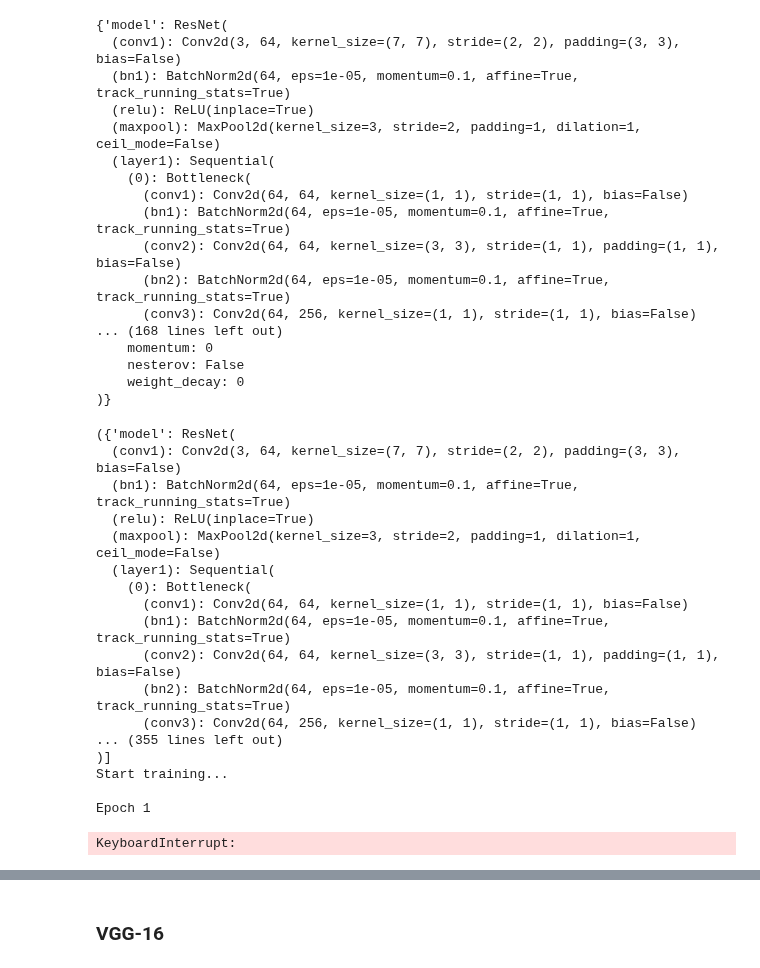
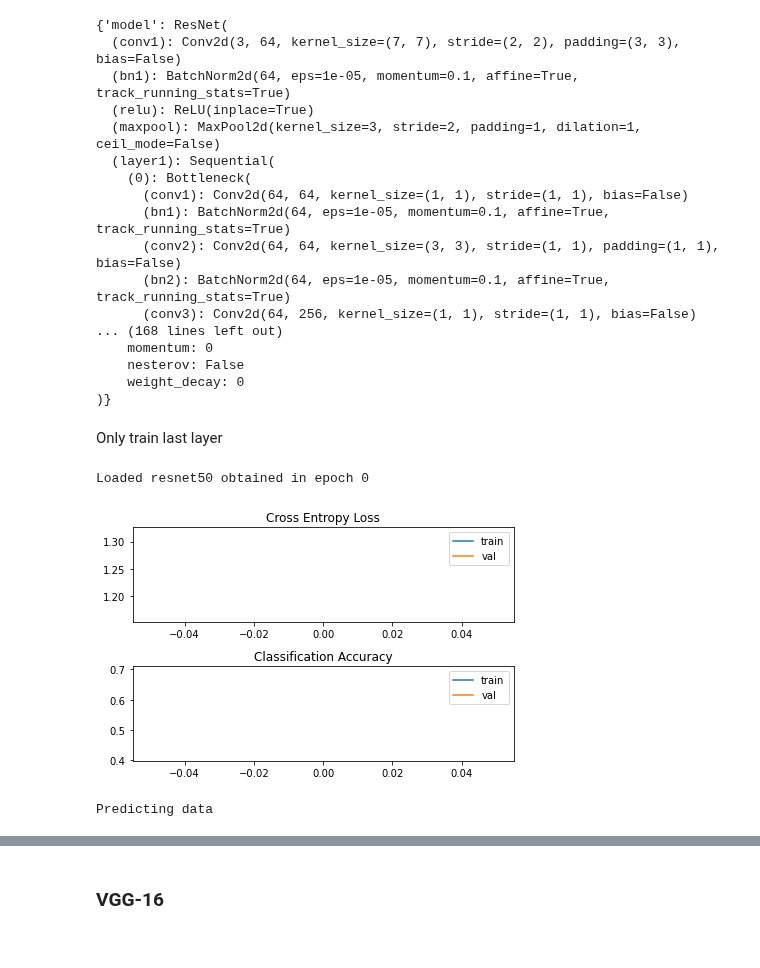
Before and after one commit to joaolucasmartins/VC2022, a Jupyter notebook: Part2/classification.ipynb, the cells around one changed output, grey strips where cells are left out. Saved outputs shown, nothing was run; the diff lists cells and outputs as text; code cells hidden in the pictures.

```diff
--- a/Part2/notebook.ipynb
+++ b/Part2/classification.ipynb
@@ -97,7 +97,7 @@ class TrafficSignDataset(Dataset):
 # %% [markdown]
 ## Load data
 # %%
-batch_size = 10
+batch_size = 126
 num_workers = 2 # How many processes are used to load the data
 
 train_transform = A.Compose(
@@ -146,7 +146,8 @@ resnet_model.to(device)
 resnet = {
     "model": resnet_model,
     "name": 'resnet50',
-    "num_epochs": 50,
+    #"num_epochs": 50,
+    "num_epochs": 1,
     "loss": nn.CrossEntropyLoss(),  # already includes the Softmax activation
     "optimizer": torch.optim.SGD(resnet_model.parameters(), lr=1e-3)
 }
@@ -170,27 +171,20 @@ print(resnet)
     nesterov: False
     weight_decay: 0
 )}
+# %% [markdown]
+Only train last layer
 # %%
 resnet_trainer = ModelTrainer(resnet, device)
-resnet_train_history, resnet_val_history = resnet_trainer.train(train_dataloader, val_dataloader)
+# Unfreeze all layers expect last
+resnet_trainer.freeze_layers()
+resnet_trainer.unfreeze_fc()
+resnet_train_history, resnet_val_history = resnet_trainer.train(train_dataloader, val_dataloader, force_load_model=True)
 
 plotTrainingHistory(resnet_train_history, resnet_val_history)
 # %% [output]
-({'model': ResNet(
-  (conv1): Conv2d(3, 64, kernel_size=(7, 7), stride=(2, 2), padding=(3, 3), bias=False)
-  (bn1): BatchNorm2d(64, eps=1e-05, momentum=0.1, affine=True, track_running_stats=True)
-  (relu): ReLU(inplace=True)
-  (maxpool): MaxPool2d(kernel_size=3, stride=2, padding=1, dilation=1, ceil_mode=False)
-  (layer1): Sequential(
-    (0): Bottleneck(
-      (conv1): Conv2d(64, 64, kernel_size=(1, 1), stride=(1, 1), bias=False)
-      (bn1): BatchNorm2d(64, eps=1e-05, momentum=0.1, affine=True, track_running_stats=True)
-      (conv2): Conv2d(64, 64, kernel_size=(3, 3), stride=(1, 1), padding=(1, 1), bias=False)
-      (bn2): BatchNorm2d(64, eps=1e-05, momentum=0.1, affine=True, track_running_stats=True)
-      (conv3): Conv2d(64, 256, kernel_size=(1, 1), stride=(1, 1), bias=False)
-... (355 lines left out)
-)]
-Start training...
-
-Epoch 1
+Loaded resnet50 obtained in epoch 0
-KeyboardInterrupt:
+[figure, added]
+# %%
+preds, actual_y = resnet_trainer.predict_data(val_dataloader)
+# %% [output]
+Predicting data
```
Also changed, not shown: parts of 2 cells of this notebook, 2 other files.
